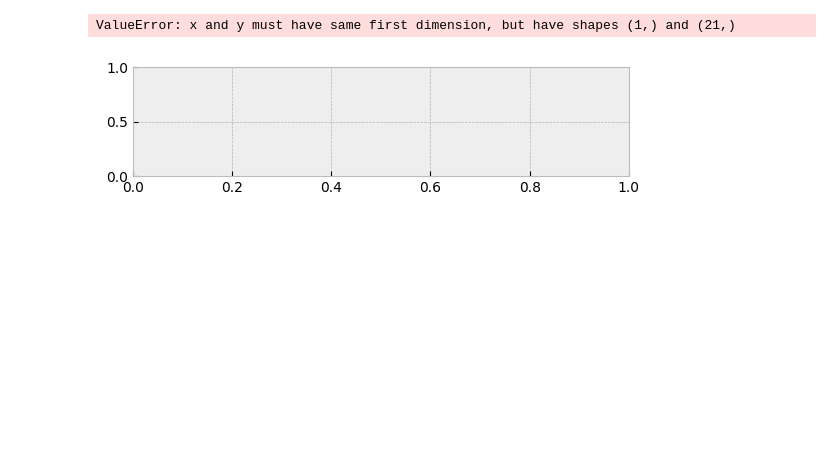
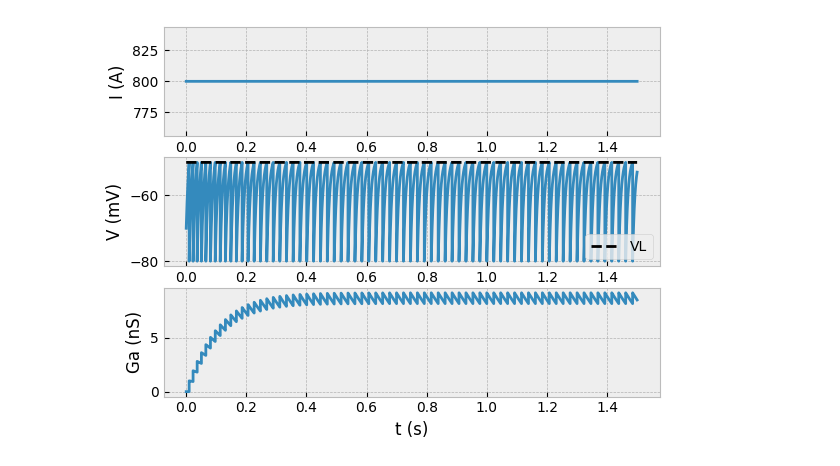
Before and after one commit to rfscorrea/listas-neurociencia-profroque, a Jupyter notebook: lista6/ex3-b.ipynb, the cells around one changed output. Cells and saved outputs as stored; diff of their text form; code cells hidden in the pictures; blank space fills up the shorter version.

```diff
--- a/lista6/ex3-b.ipynb
+++ b/lista6/ex3-b.ipynb
@@ -24,19 +21,23 @@ interacoes = 150000
 # %%
-def solucao(v0, g0, dt, I):
+def corrente(t):
+    I = 800e-12 #A
+    return I*(t>=0)
+
+
+def solucao(v0, g0, dt, I, t):
     V = np.zeros(np.size(I))
     Ga = np.zeros(np.size(I))
-
 
     V[0] = v0
     Ga[0] = g0
 
-    for i in range(np.size(I)-1):
+    for i in range(np.size(t)-1):
         v = V[i]
         ga = Ga[i]
 
         if v >= V_L:
-            v = V_redef
-            ga = ga + b
+            V[i+1] = V_redef
+            Ga[i+1] = ga + b
         else:
             V[i+1] = v + dt * ( (1/R * (V_rep - v) + ga * (V_redef - v) + I[i]) / C )
             Ga[i+1] = ga + dt * ( -ga / tau_a)
@@ -44,31 +45,30 @@ def solucao(v0, g0, dt, I):
     return V, Ga
 # %%
 t = np.arange(0, tmax, dt)
-I = np.arange(400e-12, 800e-12, 20e-12)
+I = corrente(t)
+V, Ga = solucao(V0, G0, dt, I, t)
+
 limiar = np.full(np.size(I), V_L)
-V, Ga = solucao(V0, G0, dt, I)
 # %%
 plt.style.use('bmh')
 
 plt.figure()
 
 plt.subplot(3,1,1)
-plt.plot(21, I*1e12)
-plt.ylabel('I (pA)')
+plt.plot(t, I*1e12)
+plt.ylabel('I (A)')
 
 plt.subplot(3,1,2)
-plt.plot(21, V*1e3)
-plt.plot(21, limiar*1e3, 'k--', label='VL')
+plt.plot(t, V*1e3)
+plt.plot(t, limiar*1e3, 'k--', label='VL')
 plt.ylabel('V (mV)')
 plt.legend()
 
 plt.subplot(3,1,3)
-plt.plot(t, Ga)
-plt.ylabel('Ga')
+plt.plot(t, Ga*1e9)
+plt.ylabel('Ga (nS)')
 plt.xlabel('t (s)')
 
-
 plt.show()
 # %% [output]
-ValueError: x and y must have same first dimension, but have shapes (1,) and (21,)
-[figure, old version]
+[figure, new version]
```
Also changed, not shown: parts of 2 cells of this notebook.
